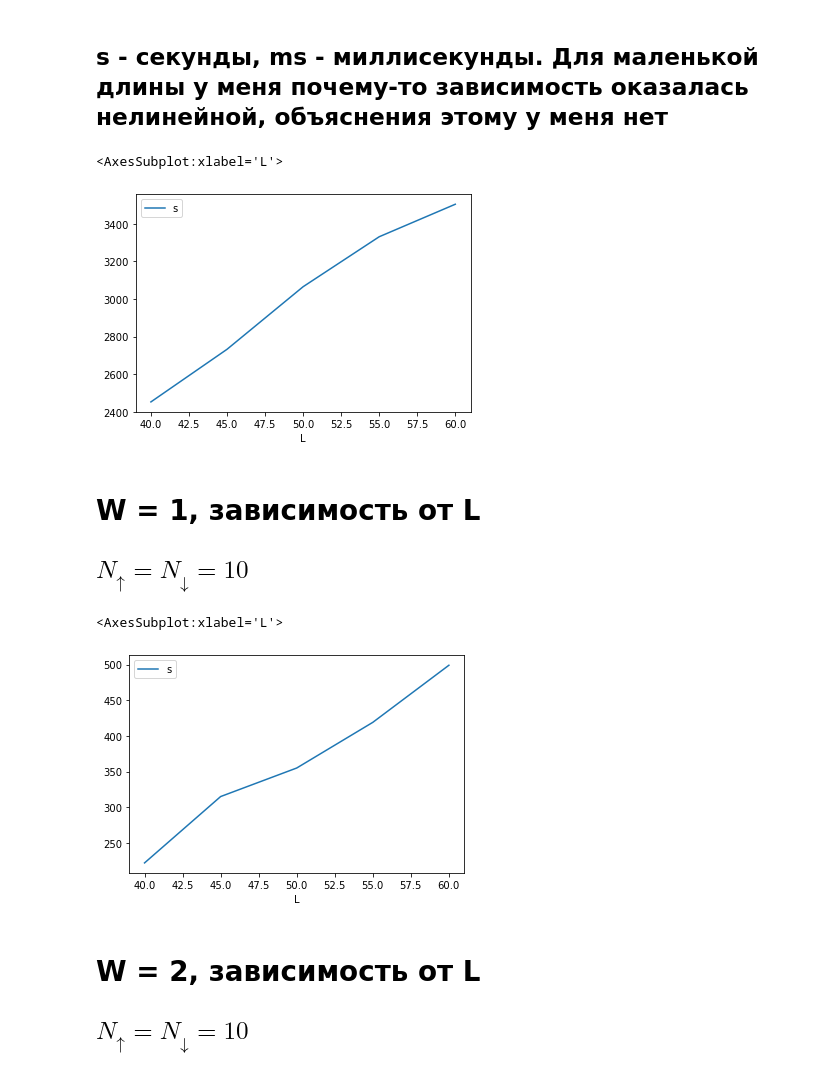
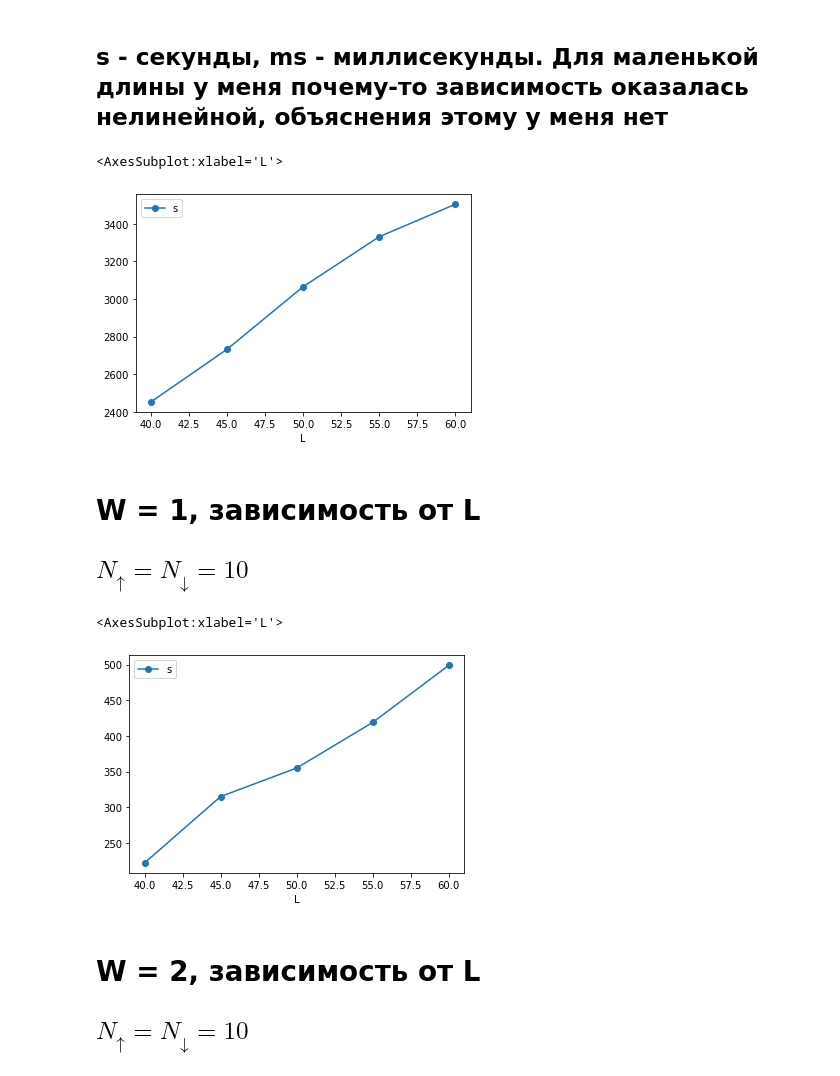
Before and after one commit to mindelly/diagrams2, a Jupyter notebook: time dependence/Зависимость от L.ipynb, the cells around one changed output. Cells and saved outputs as stored; diff of their text form; code cells hidden in the pictures.

Commit message:
added points on graphs

```diff
--- a/time dependence/Зависимость от L.ipynb
+++ b/time dependence/Зависимость от L.ipynb
@@ -18,10 +18,10 @@ with open('W3_energies_time.txt') as f:
 df_w3 = pd.DataFrame(lst)
 df_w3.columns = ['ms', 's', 'W', 'L']
 # %%
-df_w3[df_w3.L>=40].plot(x = 'L', y = 's')
+df_w3[df_w3.L>=40].plot(x = 'L', y = 's',style = 'o-')
 # %% [output]
 <AxesSubplot:xlabel='L'>
-[figure, old version]
+[figure, new version]
 # %% [markdown]
 # W = 1, зависимость от L
 
@@ -34,10 +34,10 @@ with open('W1_energies_time.txt') as f:
 df_w1 = pd.DataFrame(lst)
 df_w1.columns = ['ms', 's', 'W', 'L']
 # %%
-df_w1[df_w1.L>=40].plot(x = 'L', y = 's')
+df_w1[df_w1.L>=40].plot(x = 'L', y = 's',style = 'o-')
 # %% [output]
 <AxesSubplot:xlabel='L'>
-[figure, old version]
+[figure, new version]
 # %% [markdown]
 # W = 2, зависимость от L
 
```
Also changed, not shown: parts of 7 cells of this notebook.
